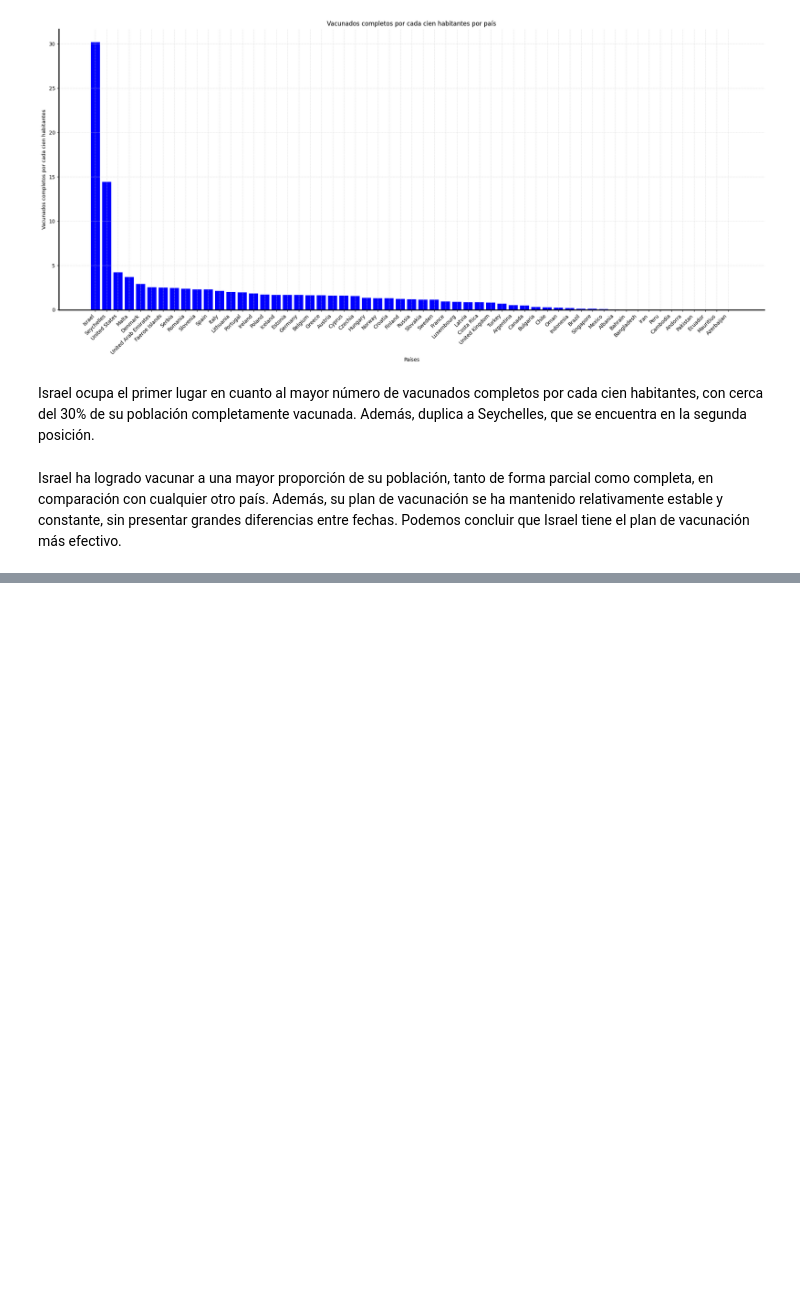
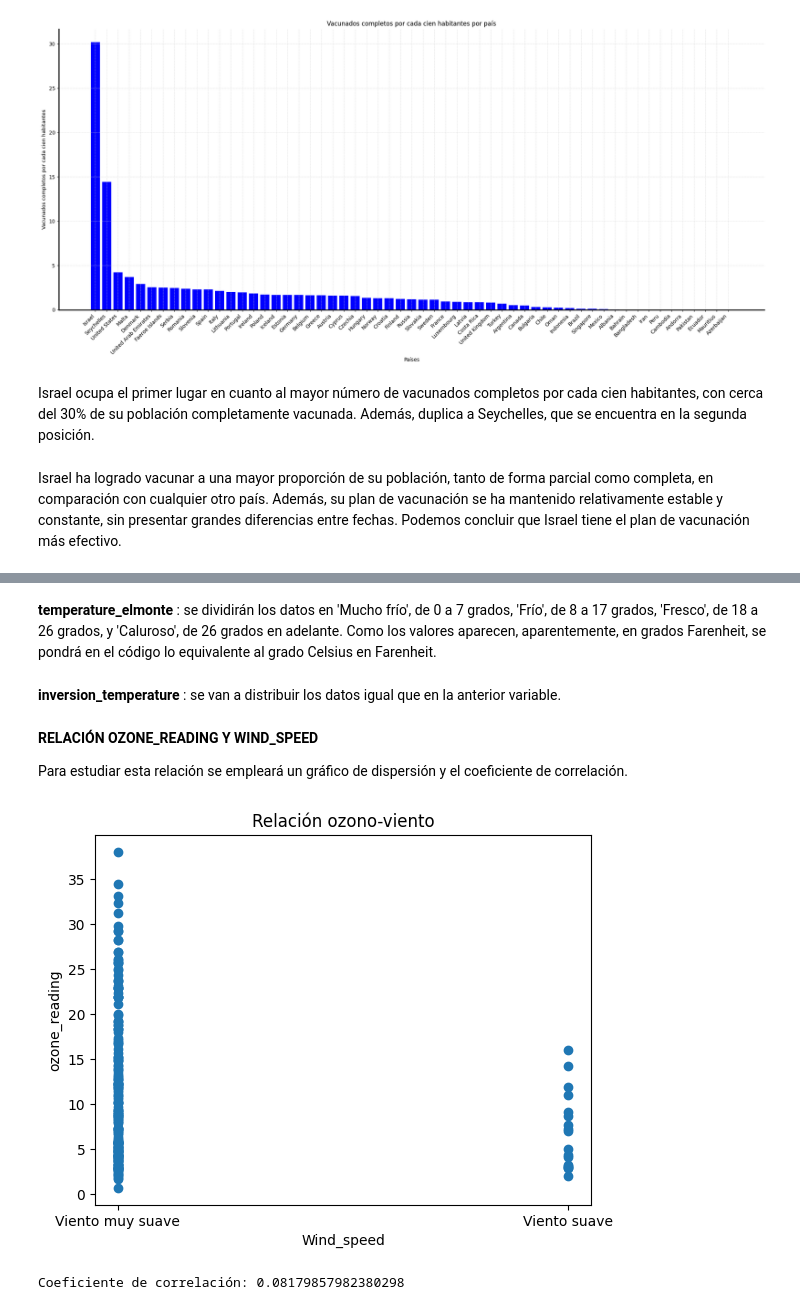
Before and after one commit to Alf-caput/P1_MineriaDeDatos, a Jupyter notebook: LAB01_GrupoB05.ipynb, the cells around one changed output, grey strips where cells are left out. Cells and saved outputs as stored; diff of their text form; code cells hidden in the pictures; blank space fills up the shorter version.

```diff
--- a/LAB01_GrupoB05.ipynb
+++ b/LAB01_GrupoB05.ipynb
@@ -493,0 +748,36 @@ Israel ha logrado vacunar a una mayor proporción de su población, tanto de for
+# %%
+lim = [0, 3, float('inf')]
+etiqueta= ['Viento suave', 'Viento muy suave']
+df['wind_category'] = pd.cut(df['Wind_speed'], bins=lim, labels=etiqueta, right=False)
+# %% [markdown]
+**temperature_elmonte** : se dividirán los datos en 'Mucho frío', de 0 a 7 grados, 'Frío', de 8 a 17 grados, 'Fresco', de 18 a 26 grados, y 'Caluroso', de 26 grados en adelante.  Como los valores aparecen, aparentemente, en grados Farenheit, se pondrá en el código lo equivalente al grado Celsius en Farenheit.
+# %%
+lim = [26,47,65 ,78.8, float('inf')]
+etiqueta = ['Mucho frío','Frío','Fresco','Caluroso']
+df['tempelmonte_category'] = pd.cut(df['Temperature_ElMonte'], bins=lim, labels=etiqueta, right=False)
+# %% [markdown]
+**inversion_temperature** : se van a distribuir los datos igual que en la anterior variable.
+# %%
+lim = [26,47,65,78.8, float('inf')]
+etiqueta = ['Mucho frío','Frío','Fresco','Caluroso']
+df['tempinversion_category'] = pd.cut(df['Inversion_temperature'], bins=lim, labels=etiqueta, right=False)
+# %% [markdown]
+**RELACIÓN OZONE_READING Y WIND_SPEED**
+
+Para estudiar esta relación se empleará un gráfico de dispersión y el coeficiente de correlación.
+# %%
+# TODO : matriz de correlación (mapa calor)
+import matplotlib.pyplot as plt
+
+plt.scatter(df['wind_category'], df['ozone_reading'])
+plt.xlabel('Wind_speed')
+plt.ylabel('ozone_reading')
+plt.title('Relación ozono-viento')
+plt.show()
+
+#COEFICIENTE DE CORRELACIÓN
+correlation = df['Wind_speed'].corr(df['ozone_reading'])
+print("Coeficiente de correlación:", correlation)
+# %% [output]
+[figure, added]
+Coeficiente de correlación: 0.08179857982380298
```
Also changed, not shown: parts of 50 cells of this notebook.
